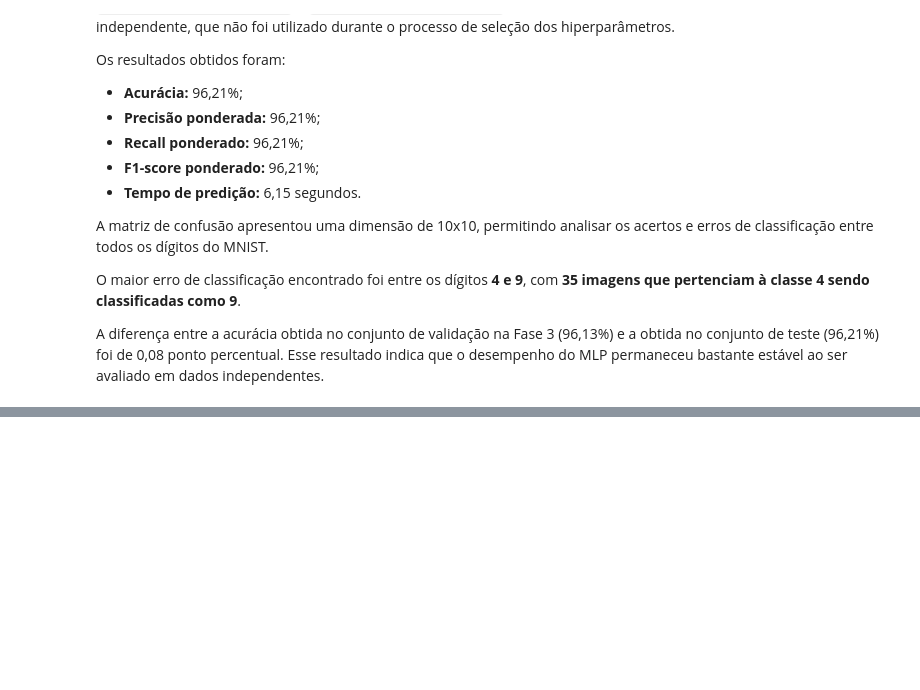
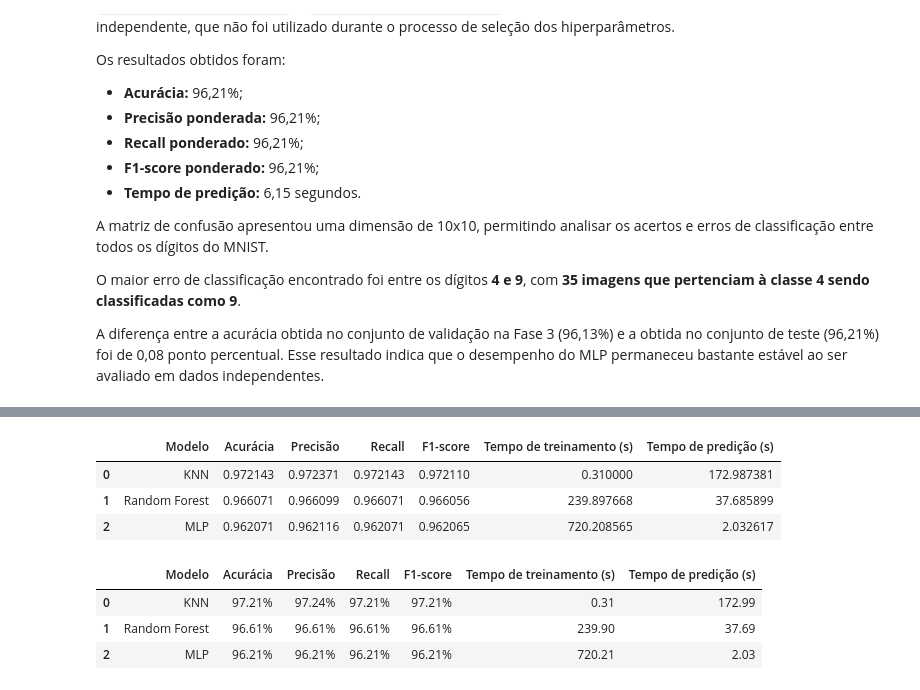
Before and after one commit to Franciane-sl/MNIST_Classification, a Jupyter notebook: notebooks/mnist_classification.ipynb, the cells around one changed output, grey strips where cells are left out. Drawn from its saved outputs; the diff is of its cells as text; code cells hidden in the pictures; blank space fills up the shorter version.

Commit message:
feat : finaliza avaliacao comparativa e salva modelos

```diff
--- a/notebooks/mnist_classification.ipynb
+++ b/notebooks/mnist_classification.ipynb
@@ -1607,0 +1617,70 @@ A diferença entre a acurácia obtida no conjunto de validação na Fase 3 (96,1
+# %%
+comparacao_modelos = pd.DataFrame({
+    "Modelo": ["KNN", "Random Forest", "MLP"],
+    "Acurácia": [
+        metricas_knn["Acurácia"],
+        metricas_rf["Acurácia"],
+        metricas_mlp["Acurácia"]
+    ],
+    "Precisão": [
+        metricas_knn["Precisão"],
+        metricas_rf["Precisão"],
+        metricas_mlp["Precisão"]
+    ],
+    "Recall": [
+        metricas_knn["Recall"],
+        metricas_rf["Recall"],
+        metricas_mlp["Recall"]
+    ],
+    "F1-score": [
+        metricas_knn["F1-score"],
+        metricas_rf["F1-score"],
+        metricas_mlp["F1-score"]
+    ],
+    "Tempo de treinamento (s)": [
+        tempo_treinamento_knn,
+        tempo_treinamento_rf_6,
+        tempo_treinamento_mlp_5
+    ],
+    "Tempo de predição (s)": [
+        tempo_predicao_knn,
+        tempo_predicao_rf_6,
+        tempo_predicao_mlp_5
+    ]
+})
+
+comparacao_modelos
+# %% [output]
+|  | Modelo | Acurácia | Precisão | Recall | F1-score | Tempo de treinamento (s) | Tempo de predição (s) |
+| 0 | KNN | 0.972143 | 0.972371 | 0.972143 | 0.972110 | 0.310000 | 172.987381 |
+| 1 | Random Forest | 0.966071 | 0.966099 | 0.966071 | 0.966056 | 239.897668 | 37.685899 |
+| 2 | MLP | 0.962071 | 0.962116 | 0.962071 | 0.962065 | 720.208565 | 2.032617 |
+# %%
+comparacao_formatada = comparacao_modelos.copy()
+
+colunas_metricas = [
+    "Acurácia",
+    "Precisão",
+    "Recall",
+    "F1-score"
+]
+
+for coluna in colunas_metricas:
+    comparacao_formatada[coluna] = (
+        comparacao_formatada[coluna] * 100
+    ).round(2).astype(str) + "%"
+
+comparacao_formatada["Tempo de treinamento (s)"] = (
+    comparacao_formatada["Tempo de treinamento (s)"].round(2)
+)
+
+comparacao_formatada["Tempo de predição (s)"] = (
+    comparacao_formatada["Tempo de predição (s)"].round(2)
+)
+
+comparacao_formatada
+# %% [output]
+|  | Modelo | Acurácia | Precisão | Recall | F1-score | Tempo de treinamento (s) | Tempo de predição (s) |
+| 0 | KNN | 97.21% | 97.24% | 97.21% | 97.21% | 0.31 | 172.99 |
+| 1 | Random Forest | 96.61% | 96.61% | 96.61% | 96.61% | 239.90 | 37.69 |
+| 2 | MLP | 96.21% | 96.21% | 96.21% | 96.21% | 720.21 | 2.03 |
```
Also changed, not shown: parts of 33 cells of this notebook, 1 other file.
